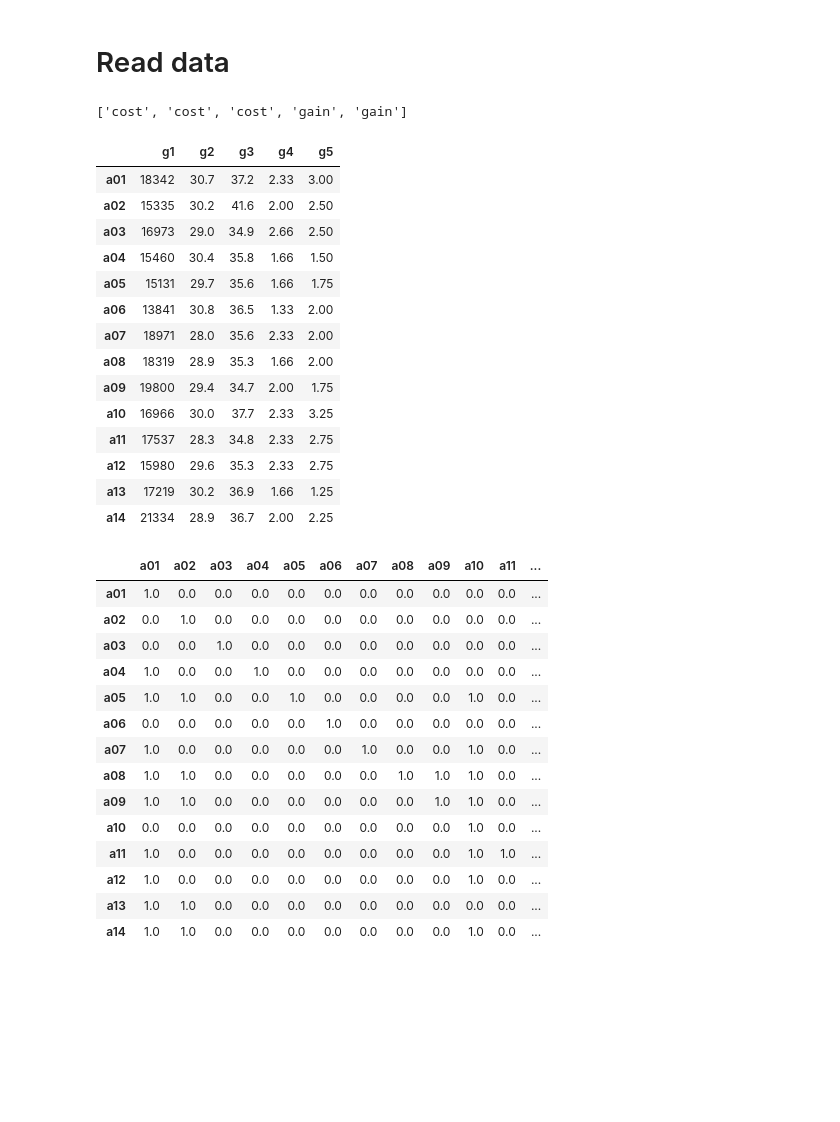
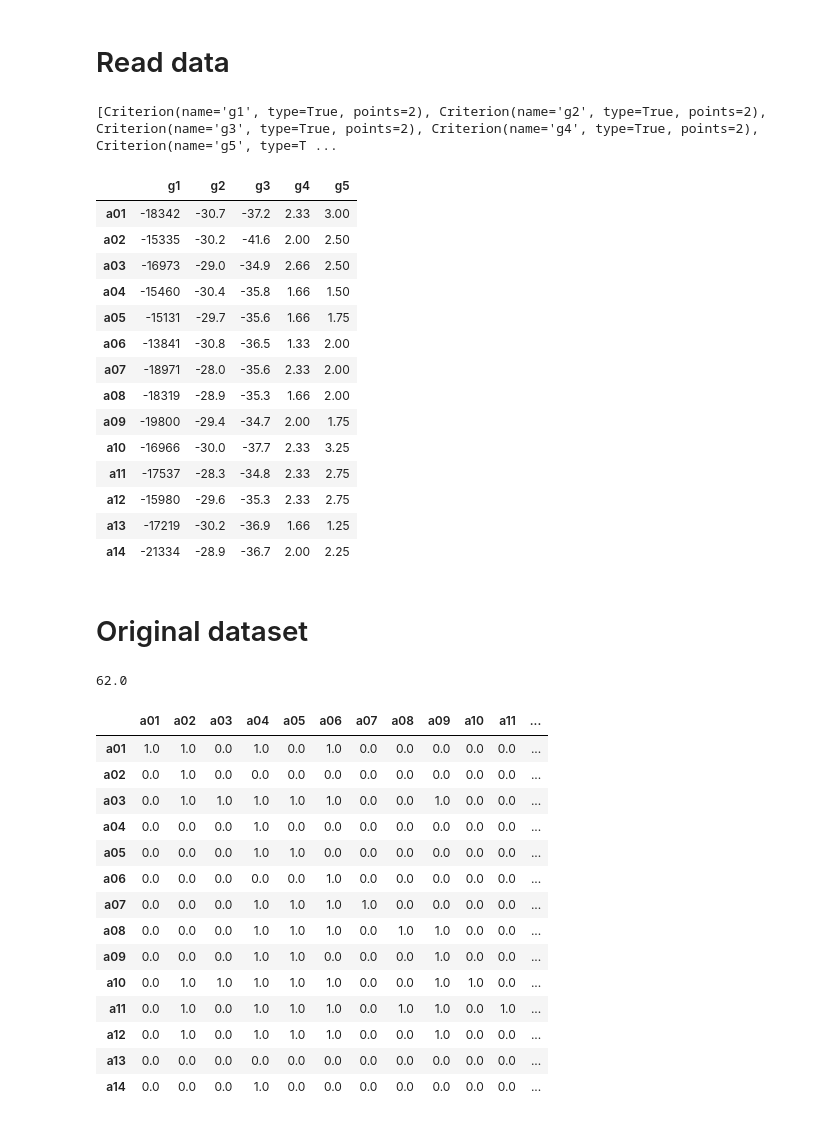
Before and after one commit to anras5/ordinal-regression-reduced, a Jupyter notebook: src/main.ipynb, the cells around one changed output. Cells and saved outputs as stored; diff of their text form; code cells hidden in the pictures; blank space fills up the shorter version.

```diff
--- a/src/main.ipynb
+++ b/src/main.ipynb
@@ -6,28 +9,35 @@ from sklearn.decomposition import PCA
 # %% [markdown]
 # Read data
 # %%
-df = pd.read_csv("data/s2.csv", skiprows=1, sep=';', index_col=0)
-criteria_types = [t.strip() for t in open('data/s2.csv', 'r').readline().split(';') if t]
-print(criteria_types)
+df, CRITERIA = read_csv("data/s2.csv")
+print(CRITERIA)
 df
 # %% [output]
-['cost', 'cost', 'cost', 'gain', 'gain']
+[Criterion(name='g1', type=True, points=2), Criterion(name='g2', type=True, points=2), Criterion(name='g3', type=True, points=2), Criterion(name='g4', type=True, points=2), Criterion(name='g5', type=T ...
 |  | g1 | g2 | g3 | g4 | g5 |
-| a01 | 18342 | 30.7 | 37.2 | 2.33 | 3.00 |
-| a02 | 15335 | 30.2 | 41.6 | 2.00 | 2.50 |
-| a03 | 16973 | 29.0 | 34.9 | 2.66 | 2.50 |
-| a04 | 15460 | 30.4 | 35.8 | 1.66 | 1.50 |
-| a05 | 15131 | 29.7 | 35.6 | 1.66 | 1.75 |
-| a06 | 13841 | 30.8 | 36.5 | 1.33 | 2.00 |
-| a07 | 18971 | 28.0 | 35.6 | 2.33 | 2.00 |
-| a08 | 18319 | 28.9 | 35.3 | 1.66 | 2.00 |
-| a09 | 19800 | 29.4 | 34.7 | 2.00 | 1.75 |
-| a10 | 16966 | 30.0 | 37.7 | 2.33 | 3.25 |
-| a11 | 17537 | 28.3 | 34.8 | 2.33 | 2.75 |
-| a12 | 15980 | 29.6 | 35.3 | 2.33 | 2.75 |
-| a13 | 17219 | 30.2 | 36.9 | 1.66 | 1.25 |
-| a14 | 21334 | 28.9 | 36.7 | 2.00 | 2.25 |
+| a01 | -18342 | -30.7 | -37.2 | 2.33 | 3.00 |
+| a02 | -15335 | -30.2 | -41.6 | 2.00 | 2.50 |
+| a03 | -16973 | -29.0 | -34.9 | 2.66 | 2.50 |
+| a04 | -15460 | -30.4 | -35.8 | 1.66 | 1.50 |
+| a05 | -15131 | -29.7 | -35.6 | 1.66 | 1.75 |
+| a06 | -13841 | -30.8 | -36.5 | 1.33 | 2.00 |
+| a07 | -18971 | -28.0 | -35.6 | 2.33 | 2.00 |
+| a08 | -18319 | -28.9 | -35.3 | 1.66 | 2.00 |
+| a09 | -19800 | -29.4 | -34.7 | 2.00 | 1.75 |
+| a10 | -16966 | -30.0 | -37.7 | 2.33 | 3.25 |
+| a11 | -17537 | -28.3 | -34.8 | 2.33 | 2.75 |
+| a12 | -15980 | -29.6 | -35.3 | 2.33 | 2.75 |
+| a13 | -17219 | -30.2 | -36.9 | 1.66 | 1.25 |
+| a14 | -21334 | -28.9 | -36.7 | 2.00 | 2.25 |
 # %%
 PREFERENCES = [
-    ('a08', 'a09')
+    ('a08', 'a09'),
+    ('a10', 'a03')
 ]
+CRITERIA = [
+    Criterion('g1', False, 0),
+    Criterion('g2', False, 2),
+    Criterion('g3', False, 3),
+    Criterion('g4', True, 4),
+    Criterion('g5', True, 4)
+]
@@ -115,22 +44,27 @@ for alt_1_id in alternatives:
+# %% [markdown]
+# Original dataset
 # %%
+df_relations = uta_gms(df, PREFERENCES, CRITERIA)
 df_relations = df_relations[df_relations == 1].fillna(0)
+print(df_relations.sum().sum())
 df_relations
 # %% [output]
+62.0
 |  | a01 | a02 | a03 | a04 | a05 | a06 | a07 | a08 | a09 | a10 | a11 | ... |
-| a01 | 1.0 | 0.0 | 0.0 | 0.0 | 0.0 | 0.0 | 0.0 | 0.0 | 0.0 | 0.0 | 0.0 | ... |
+| a01 | 1.0 | 1.0 | 0.0 | 1.0 | 0.0 | 1.0 | 0.0 | 0.0 | 0.0 | 0.0 | 0.0 | ... |
 | a02 | 0.0 | 1.0 | 0.0 | 0.0 | 0.0 | 0.0 | 0.0 | 0.0 | 0.0 | 0.0 | 0.0 | ... |
-| a03 | 0.0 | 0.0 | 1.0 | 0.0 | 0.0 | 0.0 | 0.0 | 0.0 | 0.0 | 0.0 | 0.0 | ... |
-| a04 | 1.0 | 0.0 | 0.0 | 1.0 | 0.0 | 0.0 | 0.0 | 0.0 | 0.0 | 0.0 | 0.0 | ... |
-| a05 | 1.0 | 1.0 | 0.0 | 0.0 | 1.0 | 0.0 | 0.0 | 0.0 | 0.0 | 1.0 | 0.0 | ... |
+| a03 | 0.0 | 1.0 | 1.0 | 1.0 | 1.0 | 1.0 | 0.0 | 0.0 | 1.0 | 0.0 | 0.0 | ... |
+| a04 | 0.0 | 0.0 | 0.0 | 1.0 | 0.0 | 0.0 | 0.0 | 0.0 | 0.0 | 0.0 | 0.0 | ... |
+| a05 | 0.0 | 0.0 | 0.0 | 1.0 | 1.0 | 0.0 | 0.0 | 0.0 | 0.0 | 0.0 | 0.0 | ... |
 | a06 | 0.0 | 0.0 | 0.0 | 0.0 | 0.0 | 1.0 | 0.0 | 0.0 | 0.0 | 0.0 | 0.0 | ... |
-| a07 | 1.0 | 0.0 | 0.0 | 0.0 | 0.0 | 0.0 | 1.0 | 0.0 | 0.0 | 1.0 | 0.0 | ... |
-| a08 | 1.0 | 1.0 | 0.0 | 0.0 | 0.0 | 0.0 | 0.0 | 1.0 | 1.0 | 1.0 | 0.0 | ... |
-| a09 | 1.0 | 1.0 | 0.0 | 0.0 | 0.0 | 0.0 | 0.0 | 0.0 | 1.0 | 1.0 | 0.0 | ... |
-| a10 | 0.0 | 0.0 | 0.0 | 0.0 | 0.0 | 0.0 | 0.0 | 0.0 | 0.0 | 1.0 | 0.0 | ... |
-| a11 | 1.0 | 0.0 | 0.0 | 0.0 | 0.0 | 0.0 | 0.0 | 0.0 | 0.0 | 1.0 | 1.0 | ... |
-| a12 | 1.0 | 0.0 | 0.0 | 0.0 | 0.0 | 0.0 | 0.0 | 0.0 | 0.0 | 1.0 | 0.0 | ... |
-| a13 | 1.0 | 1.0 | 0.0 | 0.0 | 0.0 | 0.0 | 0.0 | 0.0 | 0.0 | 0.0 | 0.0 | ... |
-| a14 | 1.0 | 1.0 | 0.0 | 0.0 | 0.0 | 0.0 | 0.0 | 0.0 | 0.0 | 1.0 | 0.0 | ... |
+| a07 | 0.0 | 0.0 | 0.0 | 1.0 | 1.0 | 1.0 | 1.0 | 0.0 | 0.0 | 0.0 | 0.0 | ... |
+| a08 | 0.0 | 0.0 | 0.0 | 1.0 | 1.0 | 1.0 | 0.0 | 1.0 | 1.0 | 0.0 | 0.0 | ... |
+| a09 | 0.0 | 0.0 | 0.0 | 1.0 | 1.0 | 0.0 | 0.0 | 0.0 | 1.0 | 0.0 | 0.0 | ... |
+| a10 | 0.0 | 1.0 | 1.0 | 1.0 | 1.0 | 1.0 | 0.0 | 0.0 | 1.0 | 1.0 | 0.0 | ... |
+| a11 | 0.0 | 1.0 | 0.0 | 1.0 | 1.0 | 1.0 | 0.0 | 1.0 | 1.0 | 0.0 | 1.0 | ... |
+| a12 | 0.0 | 1.0 | 0.0 | 1.0 | 1.0 | 1.0 | 0.0 | 0.0 | 1.0 | 0.0 | 0.0 | ... |
+| a13 | 0.0 | 0.0 | 0.0 | 0.0 | 0.0 | 0.0 | 0.0 | 0.0 | 0.0 | 0.0 | 0.0 | ... |
+| a14 | 0.0 | 0.0 | 0.0 | 1.0 | 0.0 | 0.0 | 0.0 | 0.0 | 0.0 | 0.0 | 0.0 | ... |
 # %%
 from hassediagram.hasse_diagram import hasse_graphviz
 hasse_graphviz(df_relations.values, df.index)
```
Also changed, not shown: parts of 7 cells of this notebook.
